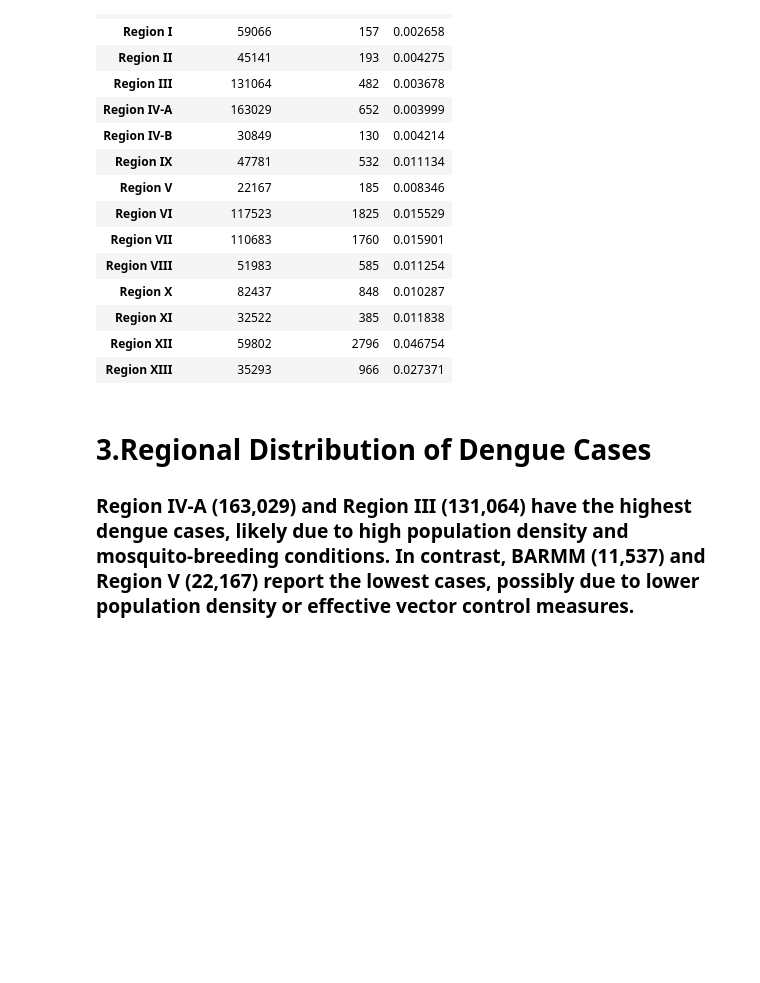
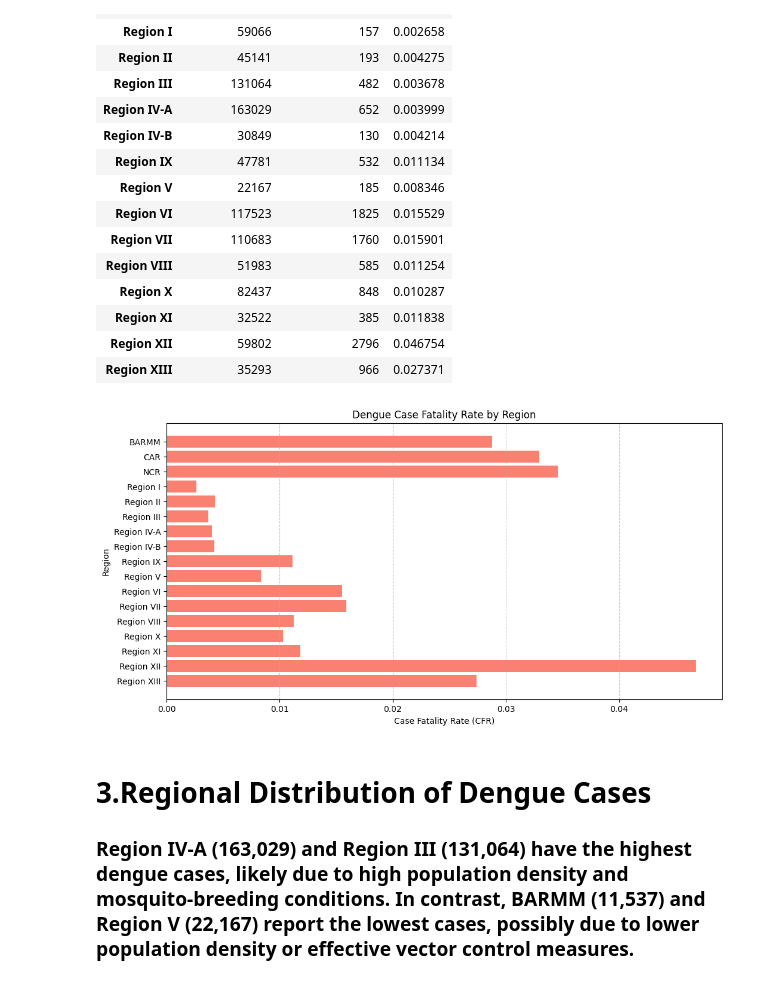
Before and after one commit to Sophiax20/ITD_DATA_MINING_ACT3, a Jupyter notebook: Activity6.ipynb, the cells around one changed output. Cells and saved outputs as stored; diff of their text form; code cells hidden in the pictures; blank space fills up the shorter version.

```diff
--- a/Activity6.ipynb
+++ b/Activity6.ipynb
@@ -152,6 +171,26 @@ fatality_rate_region
 | Region XI | 32522 | 385 | 0.011838 |
 | Region XII | 59802 | 2796 | 0.046754 |
 | Region XIII | 35293 | 966 | 0.027371 |
+# %%
+regions = [
+    "BARMM", "CAR", "NCR", "Region I", "Region II", "Region III", "Region IV-A", "Region IV-B",
+    "Region IX", "Region V", "Region VI", "Region VII", "Region VIII", "Region X",
+    "Region XI", "Region XII", "Region XIII"
+]
+CFR = [0.028777, 0.032961, 0.034562, 0.002658, 0.004275, 0.003678, 0.003999, 0.004214,
+       0.011134, 0.008346, 0.015529, 0.015901, 0.011254, 0.010287, 0.011838, 0.046754, 0.027371]
+
+
+plt.figure(figsize=(12,6))
+plt.barh(regions, CFR, color='salmon')
+plt.xlabel("Case Fatality Rate (CFR)")
+plt.ylabel("Region")
+plt.title("Dengue Case Fatality Rate by Region")
+plt.gca().invert_yaxis()
+plt.grid(axis='x', linestyle='--', alpha=0.7)
+plt.show()
+# %% [output]
+[figure, added]
 # %% [markdown]
 <h1>3.Regional Distribution of Dengue Cases </h1>
 <h3>Region IV-A (163,029) and Region III (131,064) have the highest dengue cases, likely due to high population density and mosquito-breeding conditions. In contrast, BARMM (11,537) and Region V (22,167) report the lowest cases, possibly due to lower population density or effective vector control measures.</h3>
```
Also changed, not shown: parts of 18 cells of this notebook.
